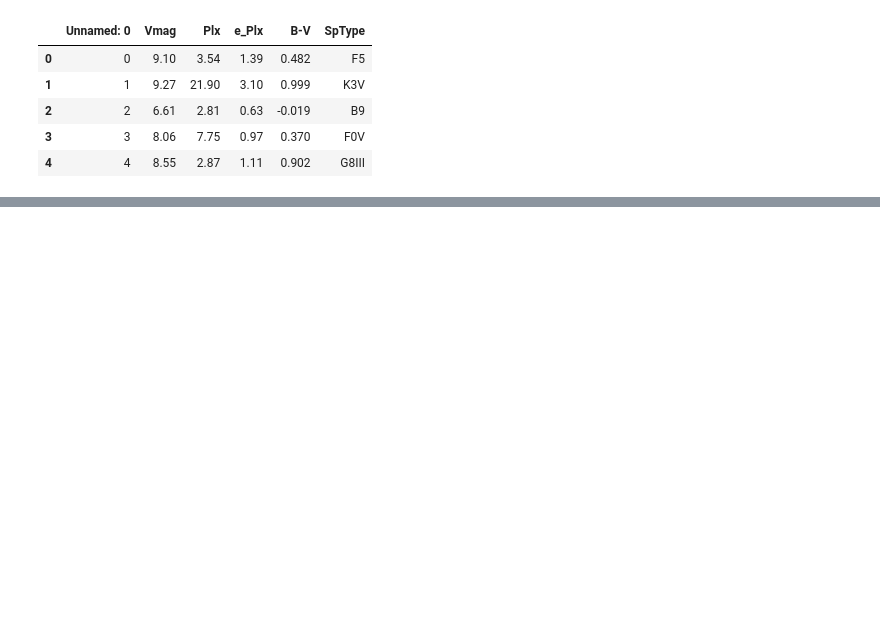
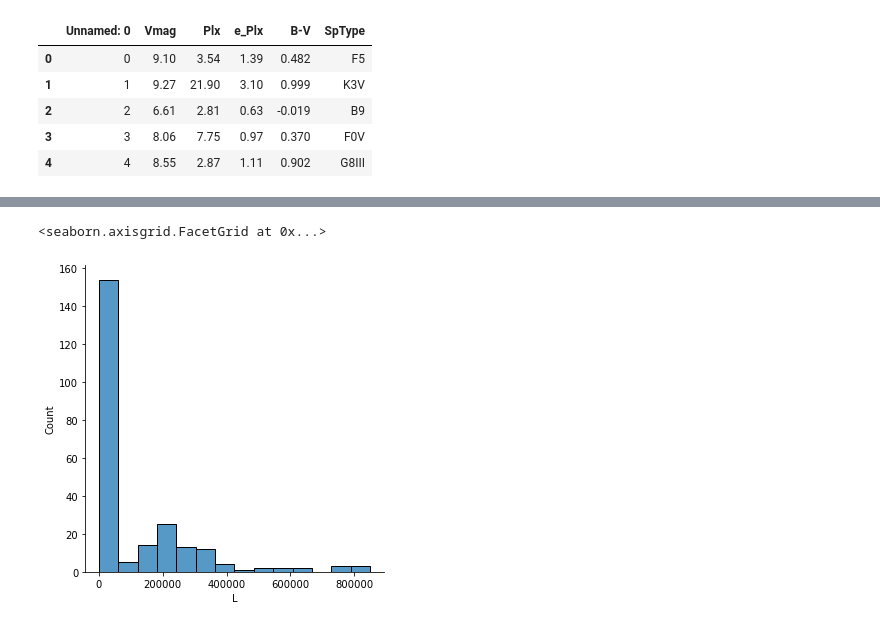
Before and after one commit to franklinhurst/AdvancedDataScience, a Jupyter notebook: Capstone W1 Initial Data Exploration Project 1.ipynb, the cells around one changed output, grey strips where cells are left out. Cells and saved outputs as stored; diff of their text form; code cells hidden in the pictures; blank space fills up the shorter version.

```diff
--- a/Capstone W1 Initial Data Exploration Project 1.ipynb
+++ b/Capstone W1 Initial Data Exploration Project 1.ipynb
@@ -73,0 +196,5 @@ df3.head()
+# %%
+sns.displot(df2['L'])
+# %% [output]
+<seaborn.axisgrid.FacetGrid at 0x...>
+[figure, added]
```
Also changed, not shown: parts of 55 cells of this notebook.
